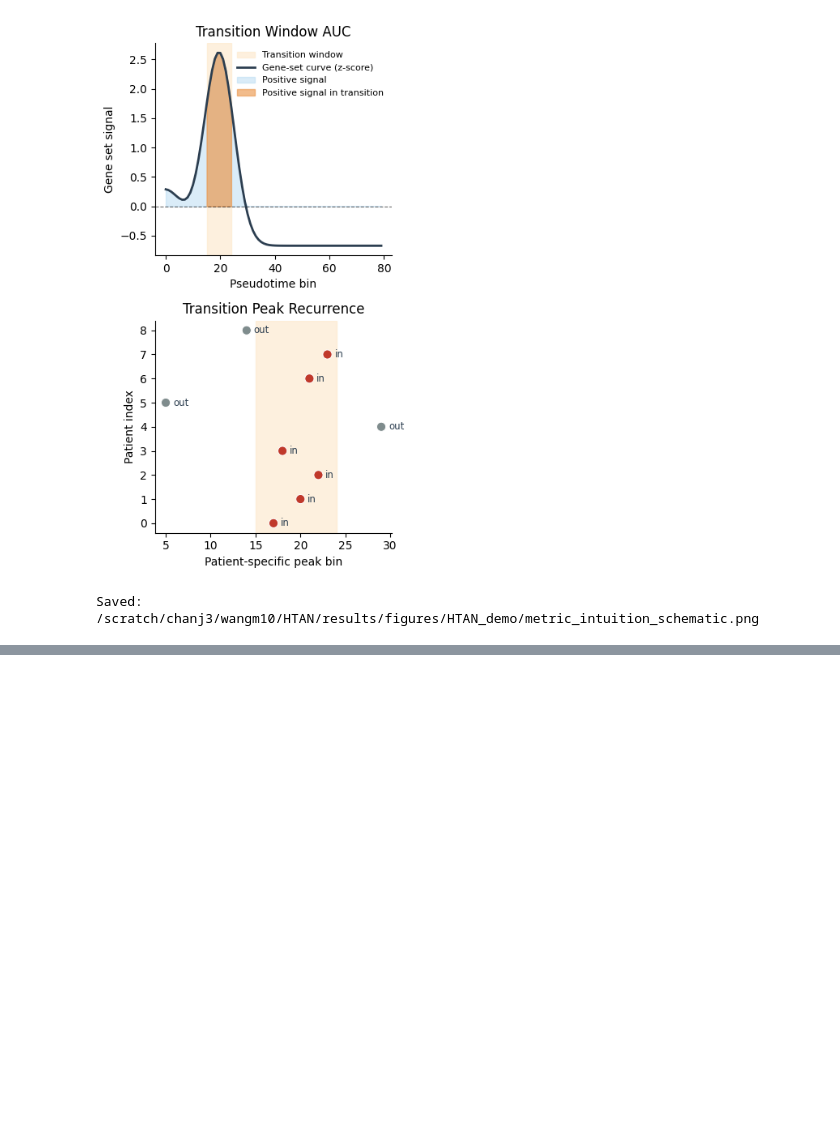
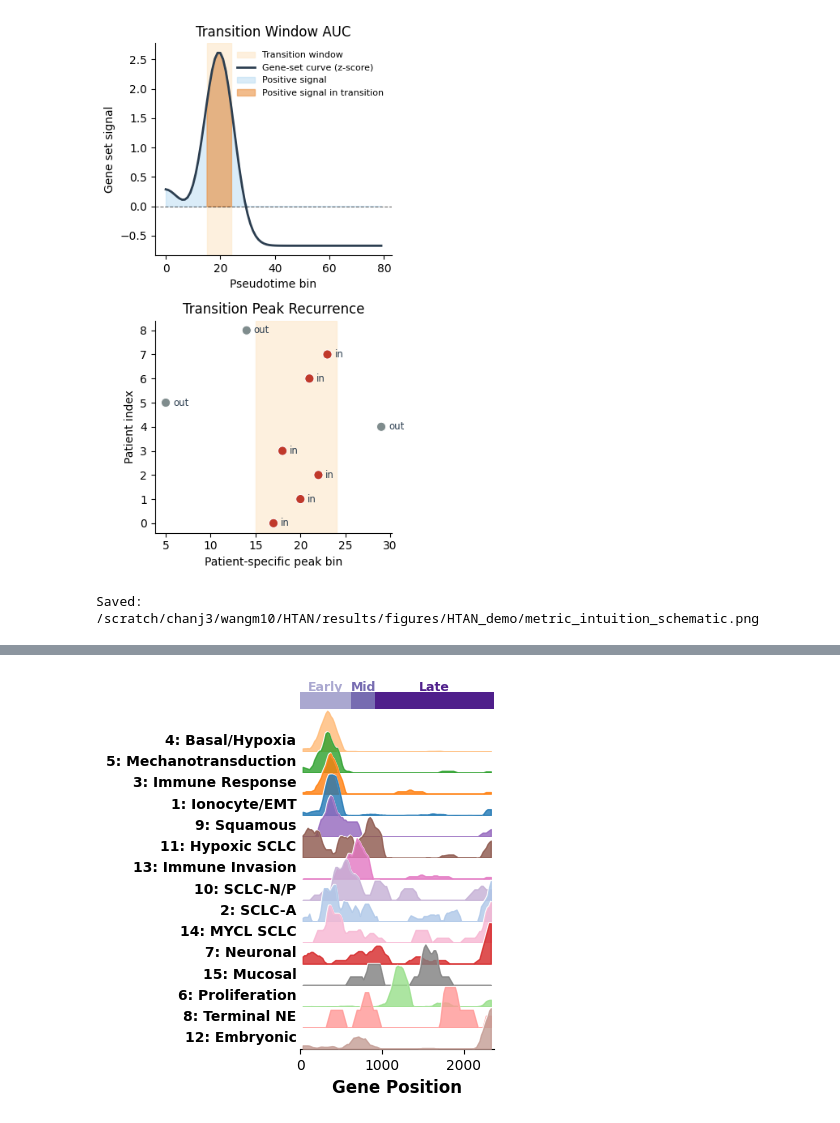
Before and after one commit to joechanlab/scDeBussy, a Jupyter notebook: docs/notebooks/HTAN_demo.ipynb, the cells around one changed output, grey strips where cells are left out. Saved outputs shown, nothing was run; the diff lists cells and outputs as text; code cells hidden in the pictures; blank space fills up the shorter version.

```diff
--- a/docs/notebooks/HTAN_demo.ipynb
+++ b/docs/notebooks/HTAN_demo.ipynb
@@ -941,7 +826,7 @@ Basal Trachea rank under alternative transition-localization score:
 # %%
 fig12, ax12a = plt.subplots(1, 1, figsize=(4, 4))
 
-is_basal_trachea = alt_metrics["gene_set"].eq("Basal Cell Trachea Mouse")
+is_basal_trachea = alt_metrics["gene_set"].eq("Basal Cell Lung Human")
 other12 = alt_metrics[~is_basal_trachea]
 basal12 = alt_metrics[is_basal_trachea]
 
@@ -985,7 +870,7 @@ label_df_alt = alt_metrics.set_index("gene_set").loc[label_gene_sets].reset_inde
 
 texts = []
 for _, r in label_df_alt.iterrows():
-    is_basal = r["gene_set"] == "Basal Cell Trachea Mouse"
+    is_basal = r["gene_set"] == "Basal Cell Lung Human"
     texts.append(
         ax12a.text(
             r["peak_transition_patient_frac"],
@@ -1307,0 +1300,11 @@ Saved: /scratch/chanj3/wangm10/HTAN/results/figures/HTAN_demo/metric_intuition_s
+# %%
+# Compute sliding-window hypergeometric enrichment for each hotspot module
+module_enrichment_df = scdebussy.tl.compute_running_enrichment(
+    ordered_gene_names,
+    top_module_genes,
+    window_size=60,
+    step_size=20,
+)
+print(f"Enrichment rows: {len(module_enrichment_df)}")
+print(f"Modules with signal: {module_enrichment_df['gene_set'].nunique()}")
+module_enrichment_df.head()
@@ -1307,0 +1320,66 @@ Saved: /scratch/chanj3/wangm10/HTAN/results/figures/HTAN_demo/metric_intuition_s
+# %%
+import re
+
+
+def _enrichment_centroid(df):
+    w = np.clip(df["score"].values, 0, None)
+    return np.average(df["position"].values, weights=w) if w.sum() > 0 else df["position"].mean()
+
+
+def _extract_module_id(module_name):
+    if isinstance(module_name, (int, np.integer)):
+        return int(module_name)
+    match = re.search(r"\d+", str(module_name))
+    return int(match.group()) if match else None
+
+
+module_centroids = module_enrichment_df.groupby("gene_set").apply(_enrichment_centroid)
+module_sets_to_plot = sorted(top_module_genes, key=lambda m: module_centroids.get(m, np.inf))
+
+module_label_map = {
+    1: "1: Ionocyte/EMT",
+    2: "2: SCLC-A",
+    3: "3: Immune Response",
+    4: "4: Basal/Hypoxia",
+    5: "5: Mechanotransduction",
+    6: "6: Proliferation",
+    7: "7: Neuronal",
+    8: "8: Terminal NE",
+    9: "9: Squamous",
+    10: "10: SCLC-N/P",
+    11: "11: Hypoxic SCLC",
+    12: "12: Embryonic",
+    13: "13: Immune Invasion",
+    14: "14: MYCL SCLC",
+    15: "15: Mucosal",
+}
+
+module_palette = list(plt.get_cmap("tab20").colors[:15])
+module_color_map = {i + 1: module_palette[i] for i in range(15)}
+
+module_short_names = []
+module_fill_colors = []
+for module_name in module_sets_to_plot:
+    module_id = _extract_module_id(module_name)
+    if module_id in module_label_map:
+        module_short_names.append(module_label_map[module_id])
+    elif module_id is not None:
+        module_short_names.append(f"{module_id}: Module {module_id}")
+    else:
+        module_short_names.append(str(module_name))
+
+    module_fill_colors.append(module_color_map.get(module_id, (0.65, 0.65, 0.65)))
+
+fig_modules = scdebussy.pl.plot_running_enrichment_ridge(
+    module_enrichment_df,
+    gene_sets_to_plot=module_sets_to_plot,
+    ordered_genes=ordered_gene_names,
+    gene_curve=gene_curve_df,
+    cutoff_points=cutoffs_norm,
+    figsize=(2.5, 0.5 * len(module_sets_to_plot) + 1),
+    short_names=module_short_names,
+    fill_colors=module_fill_colors,
+    save_path=str(FIG_DIR / "figure_hotspot_module_ridge.png"),
+)
+# %% [output]
+[figure, added]
```
Also changed, not shown: parts of 25 cells of this notebook, 6 other files.
